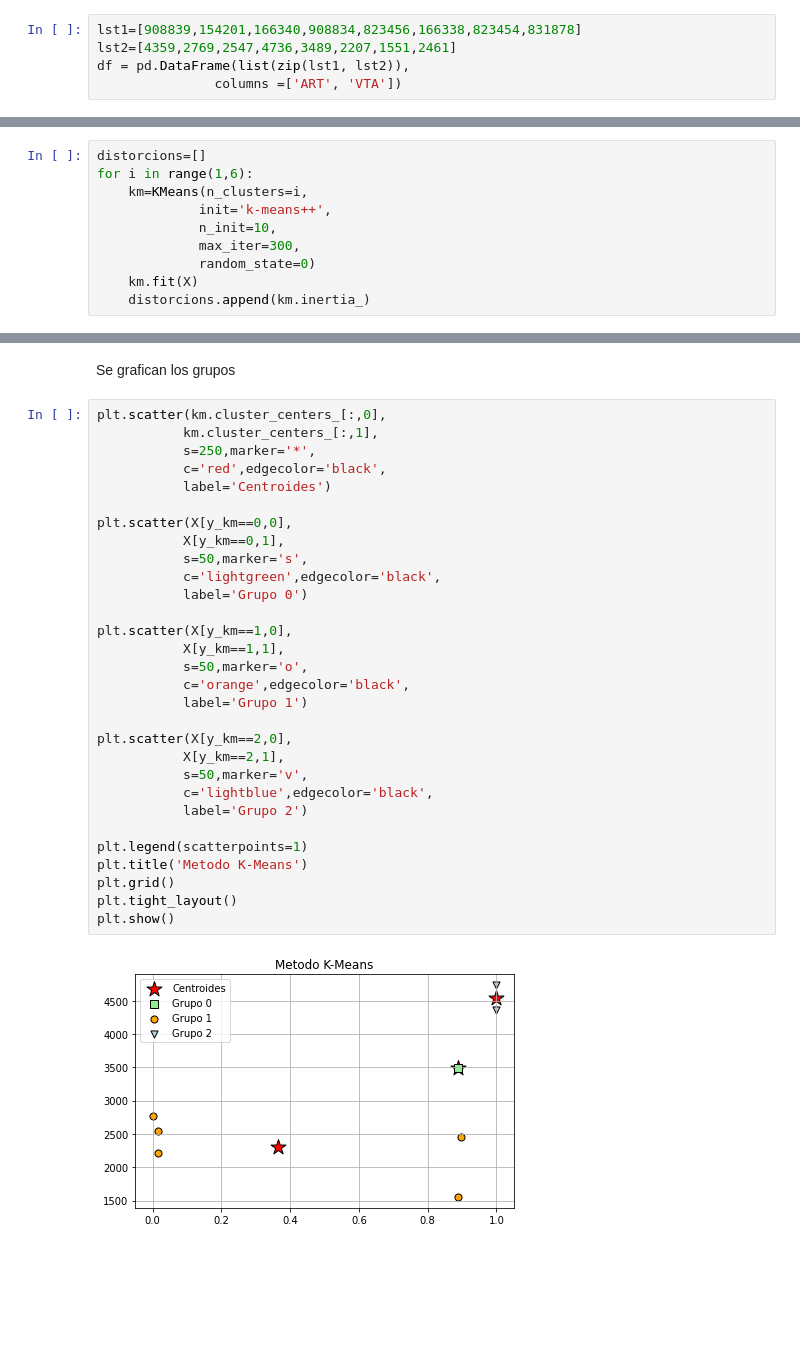
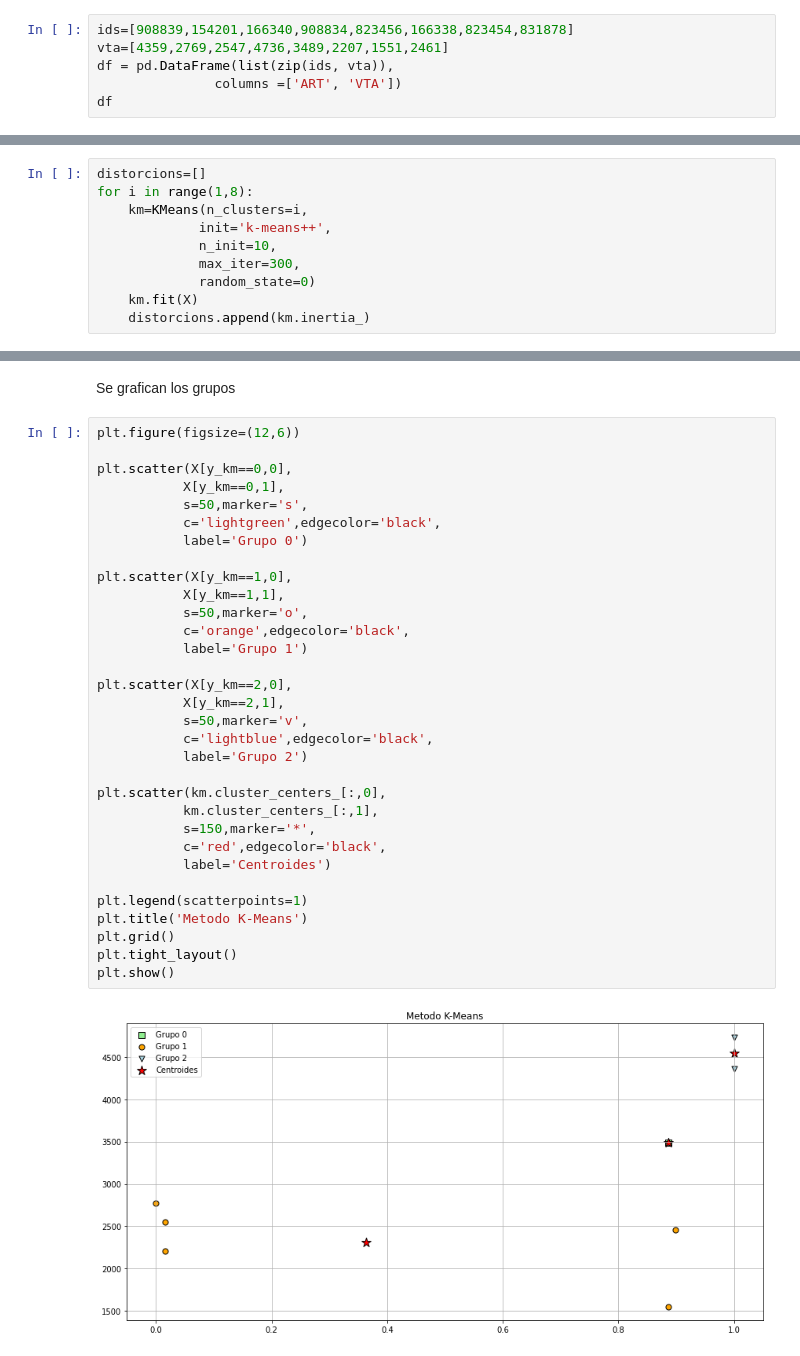
Before and after one commit to jcjimenezb123/PFM_PronosticoDemanda, a Jupyter notebook: KMeans_PantalonChino.ipynb, the cells around one changed output, grey strips where cells are left out. Drawn from its saved outputs; the diff is of its cells as text; blank space fills up the shorter version.

```diff
--- a/KMeans_PantalonChino.ipynb
+++ b/KMeans_PantalonChino.ipynb
@@ -48,5 +12,6 @@ df.head(5)
 # %%
-lst1=[908839,154201,166340,908834,823456,166338,823454,831878]
-lst2=[4359,2769,2547,4736,3489,2207,1551,2461]
-df = pd.DataFrame(list(zip(lst1, lst2)),
+ids=[908839,154201,166340,908834,823456,166338,823454,831878]
+vta=[4359,2769,2547,4736,3489,2207,1551,2461]
+df = pd.DataFrame(list(zip(ids, vta)),
                columns =['ART', 'VTA'])
+df
@@ -86,6 +67,6 @@ Se aplica el metodo del codo para identificar el numero de grupos que se requier
 # %%
 distorcions=[]
-for i in range(1,6):
+for i in range(1,8):
     km=KMeans(n_clusters=i,
              init='k-means++',
              n_init=10,
@@ -117,34 +98,36 @@ y_km=km.fit_predict(X)
 # %% [markdown]
 Se grafican los grupos
 # %%
-plt.scatter(km.cluster_centers_[:,0],
-           km.cluster_centers_[:,1],
-           s=250,marker='*',
-           c='red',edgecolor='black',
-           label='Centroides')
+plt.figure(figsize=(12,6))
 
 plt.scatter(X[y_km==0,0],
            X[y_km==0,1],
            s=50,marker='s',
            c='lightgreen',edgecolor='black',
            label='Grupo 0')
 
 plt.scatter(X[y_km==1,0],
            X[y_km==1,1],
            s=50,marker='o',
            c='orange',edgecolor='black',
            label='Grupo 1')
 
 plt.scatter(X[y_km==2,0],
            X[y_km==2,1],
            s=50,marker='v',
            c='lightblue',edgecolor='black',
            label='Grupo 2')
 
+plt.scatter(km.cluster_centers_[:,0],
+           km.cluster_centers_[:,1],
+           s=150,marker='*',
+           c='red',edgecolor='black',
+           label='Centroides')
+
 plt.legend(scatterpoints=1)
 plt.title('Metodo K-Means')
 plt.grid()
 plt.tight_layout()
 plt.show()
 # %% [output]
-[figure, old version]
+[figure, new version]
```
Also changed, not shown: parts of 22 cells of this notebook.
